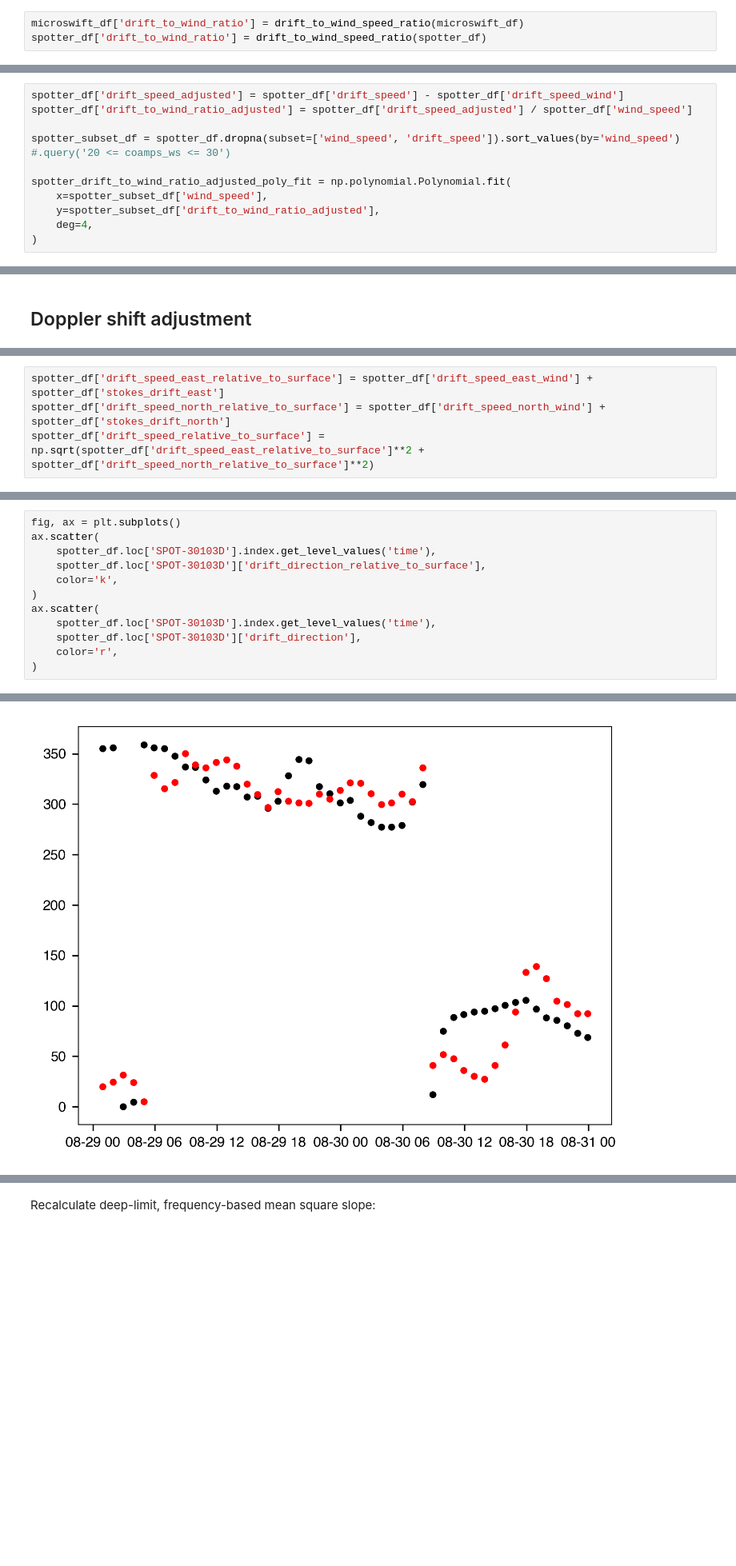
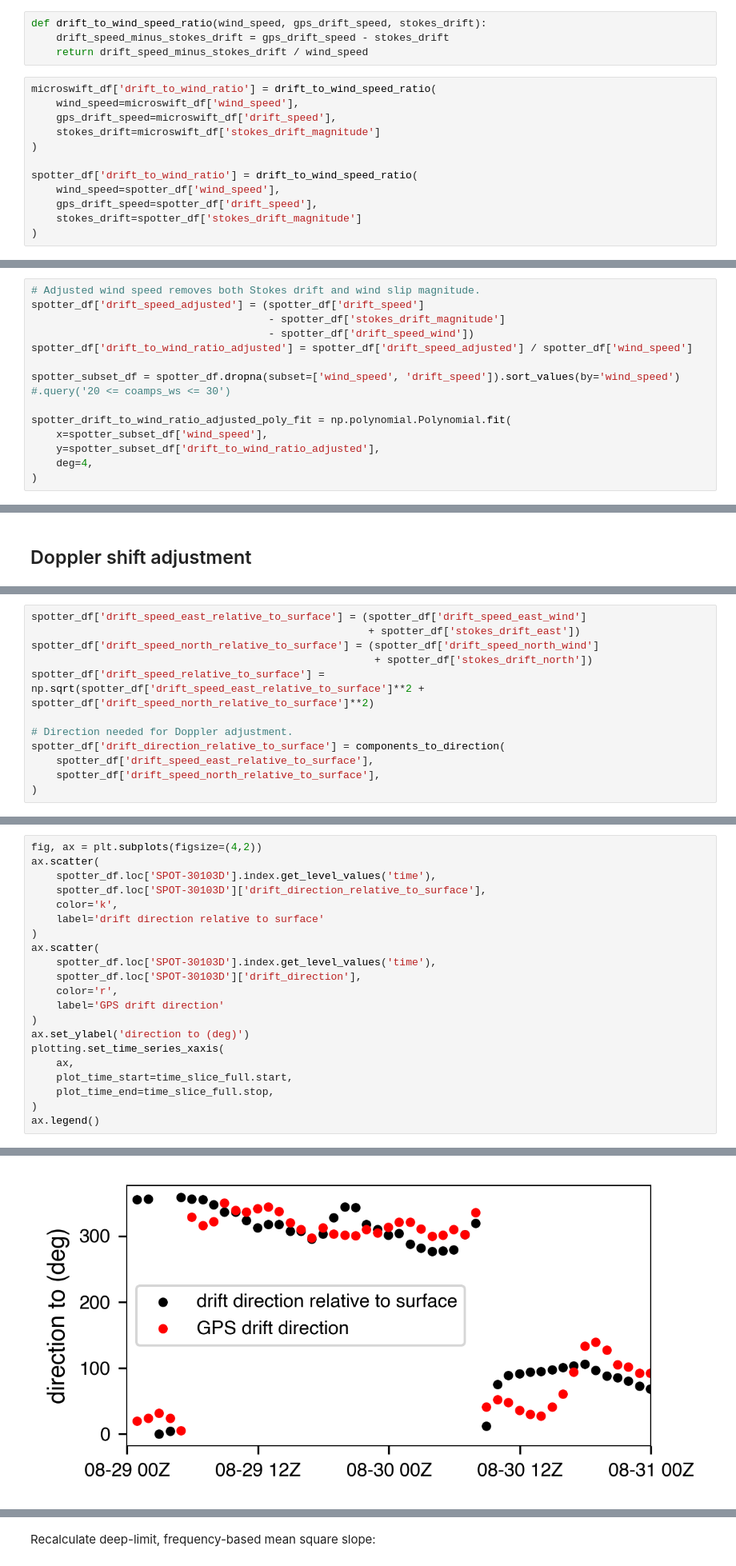
Before and after one commit to jacobrdavis/ocean-surface-wave-slopes-and-wind-wave-alignment, a Jupyter notebook: nb2-doppler-shift-adjustment.ipynb, the cells around one changed output, grey strips where cells are left out. Shown at 80% size. Saved outputs shown, nothing was run; the diff lists cells and outputs as text; blank space fills up the shorter version.

Commit message:
Incorporate Stokes drift into Doppler adjustment

```diff
--- a/nb2-doppler-shift-adjustment.ipynb
+++ b/nb2-doppler-shift-adjustment.ipynb
@@ -153,6 +105,19 @@ def drift_to_wind_speed_ratio(drifter_df):
+# %%
+def drift_to_wind_speed_ratio(wind_speed, gps_drift_speed, stokes_drift):
+    drift_speed_minus_stokes_drift = gps_drift_speed - stokes_drift
+    return drift_speed_minus_stokes_drift / wind_speed
 # %%
-microswift_df['drift_to_wind_ratio'] = drift_to_wind_speed_ratio(microswift_df)
-spotter_df['drift_to_wind_ratio'] = drift_to_wind_speed_ratio(spotter_df)
+microswift_df['drift_to_wind_ratio'] = drift_to_wind_speed_ratio(
+    wind_speed=microswift_df['wind_speed'],
+    gps_drift_speed=microswift_df['drift_speed'],
+    stokes_drift=microswift_df['stokes_drift_magnitude']
+)
+
+spotter_df['drift_to_wind_ratio'] = drift_to_wind_speed_ratio(
+    wind_speed=spotter_df['wind_speed'],
+    gps_drift_speed=spotter_df['drift_speed'],
+    stokes_drift=spotter_df['stokes_drift_magnitude']
+)
 # %% [markdown]
 Fit a polynomial to compare the drift speed to wind speed ratio across buoys.
 # %%
@@ -271,7 +238,10 @@ Across all wind speeds in the dataset, the microSWIFTs have a mean drift-to-wind
 # %% [markdown]
 Remove the Spotter wind drift and refit.
 # %%
-spotter_df['drift_speed_adjusted'] = spotter_df['drift_speed'] - spotter_df['drift_speed_wind']
+# Adjusted wind speed removes both Stokes drift and wind slip magnitude.
+spotter_df['drift_speed_adjusted'] = (spotter_df['drift_speed']
+                                      - spotter_df['stokes_drift_magnitude']
+                                      - spotter_df['drift_speed_wind'])
 spotter_df['drift_to_wind_ratio_adjusted'] = spotter_df['drift_speed_adjusted'] / spotter_df['wind_speed']
 
 spotter_subset_df = spotter_df.dropna(subset=['wind_speed', 'drift_speed']).sort_values(by='wind_speed') #.query('20 <= coamps_ws <= 30')
@@ -397,4 +375,12 @@ a smoothed, frequency-dependent wave direction calculated from energy-weighted d
 # %%
-spotter_df['drift_speed_east_relative_to_surface'] = spotter_df['drift_speed_east_wind'] + spotter_df['stokes_drift_east']
-spotter_df['drift_speed_north_relative_to_surface'] = spotter_df['drift_speed_north_wind'] + spotter_df['stokes_drift_north']
+spotter_df['drift_speed_east_relative_to_surface'] = (spotter_df['drift_speed_east_wind']
+                                                      + spotter_df['stokes_drift_east'])
+spotter_df['drift_speed_north_relative_to_surface'] = (spotter_df['drift_speed_north_wind']
+                                                       + spotter_df['stokes_drift_north'])
 spotter_df['drift_speed_relative_to_surface'] = np.sqrt(spotter_df['drift_speed_east_relative_to_surface']**2 + spotter_df['drift_speed_north_relative_to_surface']**2)
+
+# Direction needed for Doppler adjustment.
+spotter_df['drift_direction_relative_to_surface'] = components_to_direction(
+    spotter_df['drift_speed_east_relative_to_surface'],
+    spotter_df['drift_speed_north_relative_to_surface'],
+)
@@ -482,13 +463,22 @@ ax.plot(
 # %%
-fig, ax = plt.subplots()
+fig, ax = plt.subplots(figsize=(4,2))
 ax.scatter(
     spotter_df.loc['SPOT-30103D'].index.get_level_values('time'),
     spotter_df.loc['SPOT-30103D']['drift_direction_relative_to_surface'],
     color='k',
+    label='drift direction relative to surface'
 )
 ax.scatter(
     spotter_df.loc['SPOT-30103D'].index.get_level_values('time'),
     spotter_df.loc['SPOT-30103D']['drift_direction'],
     color='r',
+    label='GPS drift direction'
 )
+ax.set_ylabel('direction to (deg)')
+plotting.set_time_series_xaxis(
+    ax,
+    plot_time_start=time_slice_full.start,
+    plot_time_end=time_slice_full.stop,
+)
+ax.legend()
 # %% [output]
@@ -496,4 +486,4 @@ ax.scatter(
-[figure, old version]
+[figure, new version]
 # %%
 # Compute a smoothed, frequency dependent direction
 spotter_df['direction_smoothed'] = spotter_df.buoy.sliding_energy_weighted_direction(window_size=7)
```
Also changed, not shown: parts of 50 cells of this notebook, 6 other files.
